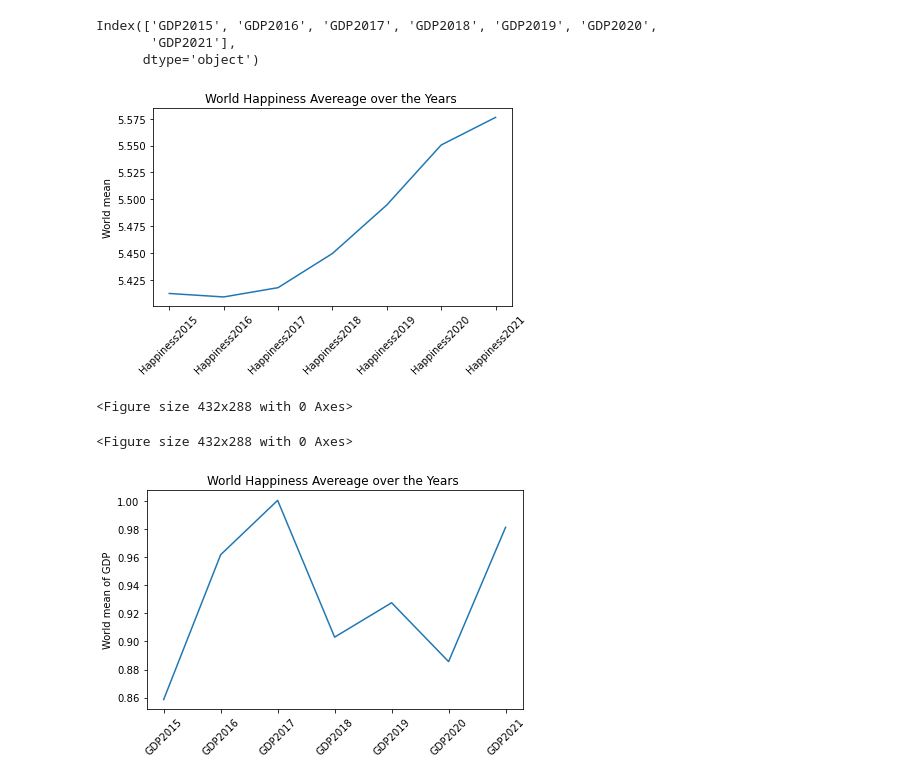
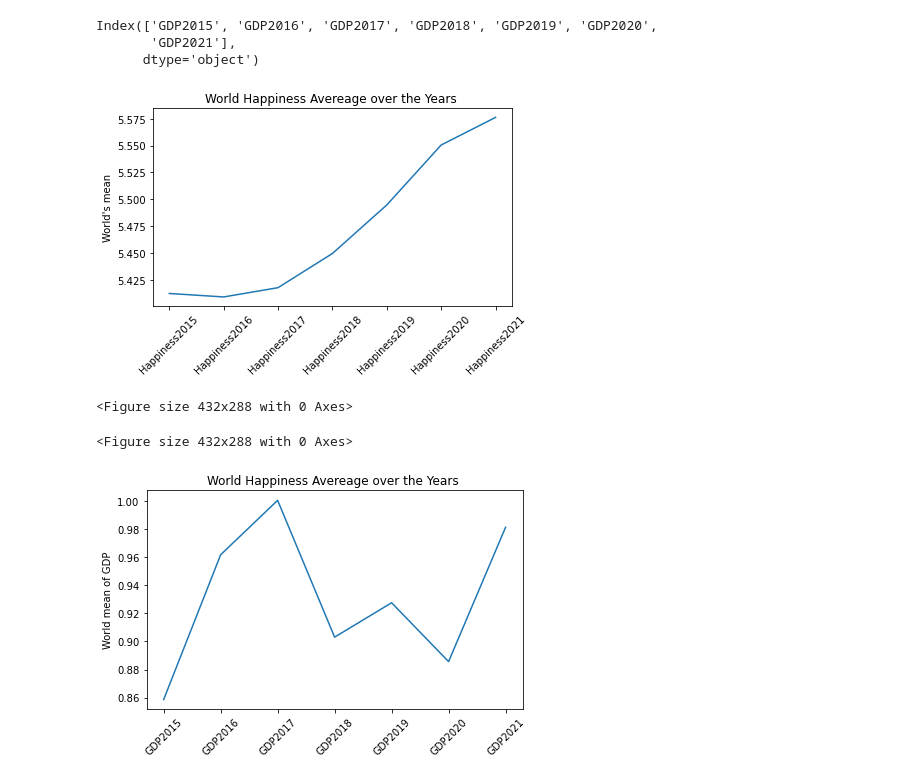
Before and after one commit to matteo005/Happiness_Project, a Jupyter notebook: nks_gdp_analysis.ipynb, the cells around one changed output. Drawn from its saved outputs; the diff is of its cells as text; code cells hidden in the pictures.

```diff
--- a/nks_gdp_analysis.ipynb
+++ b/nks_gdp_analysis.ipynb
@@ -118,17 +140,17 @@ happiness_df=happiness_df.set_index("Country")
 # %%
 world_avg_happiness_df.plot(label="World Data", rot=45)
 plt.tight_layout()
 plt.title("World Happiness Avereage over the Years ")
-plt.ylabel("World mean")
+plt.ylabel("World's mean")
 plt.show()
 plt.tight_layout()
 plt.figure()
 plt.clf()
 #country_one, = plt.plot(years,happiness_df.loc["Switzerland",["Happiness2015","Happiness2015","Happiness2016","Happiness2017","Happiness2018","Happiness2019","Happiness2020","Happiness2021",]],
                      #   color = 'green', label = happiness_df.loc['Switzerland',"Country"])
 # # combined_df.plotloc["Switzerland", "Happiness2015":"Happiness2021"].plot(label = "Switzerland")
 # %% [output]
-[figure, old version]
+[figure, new version]
 <Figure size 432x288 with 0 Axes>
 <Figure size 432x288 with 0 Axes>
 # %%
```
Also changed, not shown: parts of 32 cells of this notebook.
